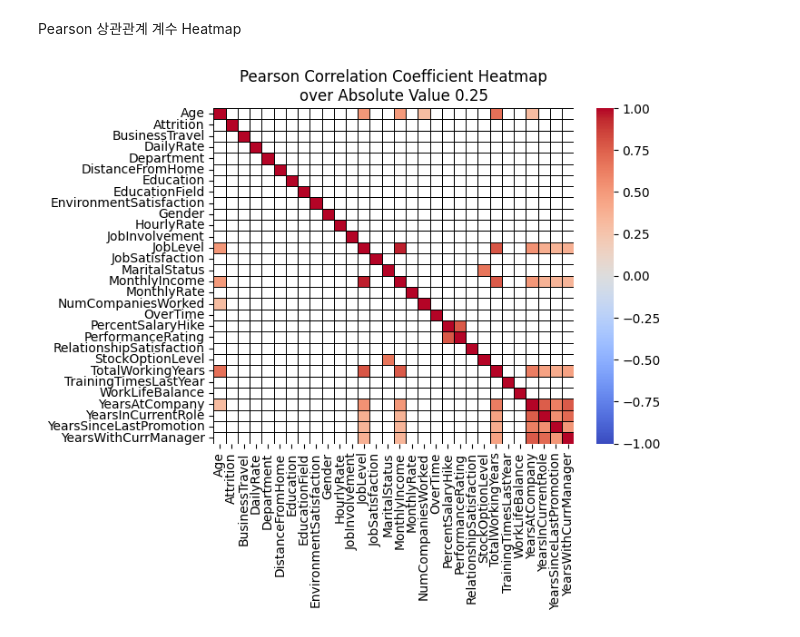
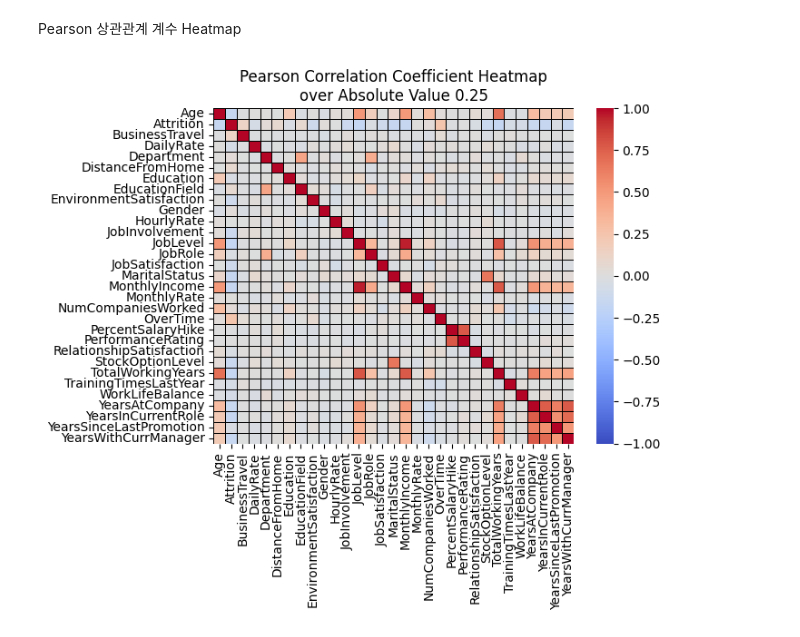
Before and after one commit to Indigo-Coder-github/23_1_Database, a Jupyter notebook: feature corr/feature_pearson_heatmap.ipynb, the cells around one changed output. Drawn from its saved outputs; the diff is of its cells as text; code cells hidden in the pictures.

Commit message:
Fix heatmap detail

```diff
--- a/feature corr/feature_pearson_heatmap.ipynb
+++ b/feature corr/feature_pearson_heatmap.ipynb
@@ -8,6 +9,10 @@ df = pd.read_csv('HR Employee Attrition.csv').drop(["EmployeeCount", "EmployeeNu
 # %% [markdown]
 범주형, binary 전처리
 # %%
+continuous_column = ["Age", "DailyRate", "DistanceFromHome", "HourlyRate", "MonthlyIncome", "MonthlyRate",
+                     "NumCompaniesWorked", "PercentSalaryHike", "TotalWorkingYears", "TrainingTimesLastYear",
+                     "YearsAtCompany", "YearsInCurrentRole", "YearsSinceLastPromotion", "YearsWithCurrManager"]
+
 binary_column = ["Attrition", "Gender", "OverTime", "PerformanceRating"]
 df[binary_column] = df[binary_column].replace({"Yes":1, "No":0, "Male":1, "Female":0, 3:0, 4:1})
 
@@ -16,6 +21,7 @@ df[category_column] = df[category_column].replace({"Non-Travel":0, "Travel_Rarel
                                                    "Research & Development":0, "Sales":1, "Human Resources":2,
                                                    "Life Sciences":0, "Medical":1, "Marketing":2, "Technical Degree":3, "Other":4,
                                                    "Sales Executive":0, "Research Scientist":1, "Laboratory Technician":2, "Manufacturing Director":3, "Healthcare Representative":4,
+                                                   "Healthcare Representitive":5, "Manager":6, "Sales Representative":7, "Research Director":8, "Human Resources":9,
                                                    "Single":0, "Married":1, "Divorced":2})
 
 ordinary_column = ["Education", "EnvironmentSatisfaction", "JobInvolvement", "JobLevel", "JobSatisfaction",
@@ -26,13 +32,13 @@ df["NumCompaniesWorked"] = df["NumCompaniesWorked"].replace({0:1})
 Pearson 상관관계 계수 Heatmap
 # %%
 corr_matrix = df.corr("pearson")
-sns.heatmap(corr_matrix[np.abs(corr_matrix) >= 0.25],
+sns.heatmap(corr_matrix,
             cmap="coolwarm",
             linewidths=0.5, linecolor="black",
             vmin=-1.0, vmax=1.0)
 plt.xticks(ticks=np.array(range(len(corr_matrix)))+0.5,labels=corr_matrix.columns)
 plt.yticks(ticks=np.array(range(len(corr_matrix)))+0.5,labels=corr_matrix.index)
 plt.title("Pearson Correlation Coefficient Heatmap\nover Absolute Value 0.25")
 plt.show()
 # %% [output]
-[figure, old version]
+[figure, new version]
```
Also changed, not shown: parts of 3 cells of this notebook, 1 other file.
